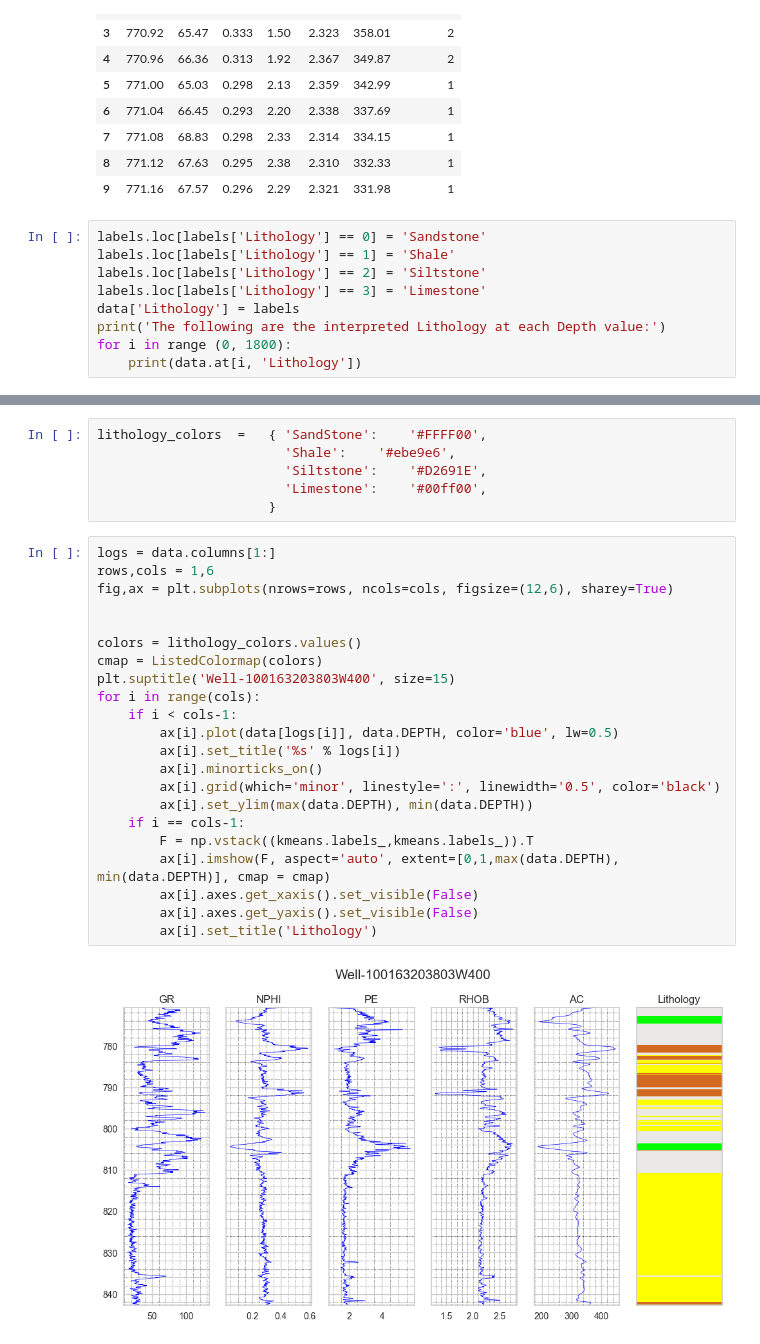
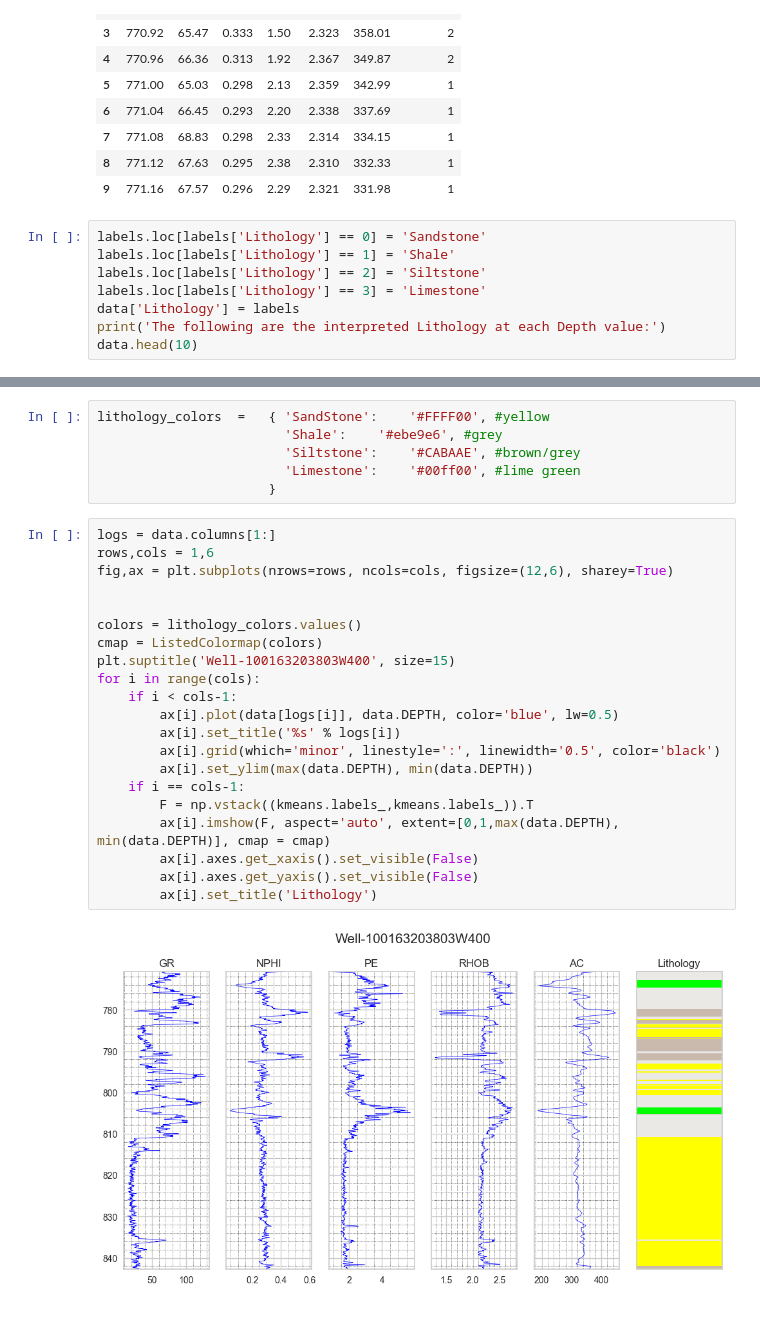
Before and after one commit to xiangxichen11/Lithology_Prediction, a Jupyter notebook: Lithology_Prediction.ipynb, the cells around one changed output, grey strips where cells are left out. Drawn from its saved outputs; the diff is of its cells as text.

```diff
--- a/Lithology_Prediction.ipynb
+++ b/Lithology_Prediction.ipynb
@@ -169,7 +169,6 @@ labels.loc[labels['Lithology'] == 2] = 'Siltstone'
 labels.loc[labels['Lithology'] == 3] = 'Limestone'
 data['Lithology'] = labels
 print('The following are the interpreted Lithology at each Depth value:')
-for i in range (0, 1800):
-    print(data.at[i, 'Lithology'])
+data.head(10)
 # %% [output]
 The following are the interpreted Lithology at each Depth value:
@@ -192,30 +186,29 @@ Sandstone
 # %%
-lithology_colors  =   { 'SandStone':    '#FFFF00',
-                        'Shale':    '#ebe9e6',
-                        'Siltstone':    '#D2691E',
-                        'Limestone':    '#00ff00',
+lithology_colors  =   { 'SandStone':    '#FFFF00', #yellow
+                        'Shale':    '#ebe9e6', #grey
+                        'Siltstone':    '#CABAAE', #brown/grey
+                        'Limestone':    '#00ff00', #lime green
                       }
 # %%
 logs = data.columns[1:]
 rows,cols = 1,6
 fig,ax = plt.subplots(nrows=rows, ncols=cols, figsize=(12,6), sharey=True)
 
 
 colors = lithology_colors.values()
 cmap = ListedColormap(colors)
 plt.suptitle('Well-100163203803W400', size=15)
 for i in range(cols):
     if i < cols-1:
         ax[i].plot(data[logs[i]], data.DEPTH, color='blue', lw=0.5)
         ax[i].set_title('%s' % logs[i])
-        ax[i].minorticks_on()
         ax[i].grid(which='minor', linestyle=':', linewidth='0.5', color='black')
         ax[i].set_ylim(max(data.DEPTH), min(data.DEPTH))
     if i == cols-1:
         F = np.vstack((kmeans.labels_,kmeans.labels_)).T
         ax[i].imshow(F, aspect='auto', extent=[0,1,max(data.DEPTH), min(data.DEPTH)], cmap = cmap)
         ax[i].axes.get_xaxis().set_visible(False)
         ax[i].axes.get_yaxis().set_visible(False)
         ax[i].set_title('Lithology')
 # %% [output]
-[figure, old version]
+[figure, new version]
```
Also changed, not shown: parts of 1 cell of this notebook.
